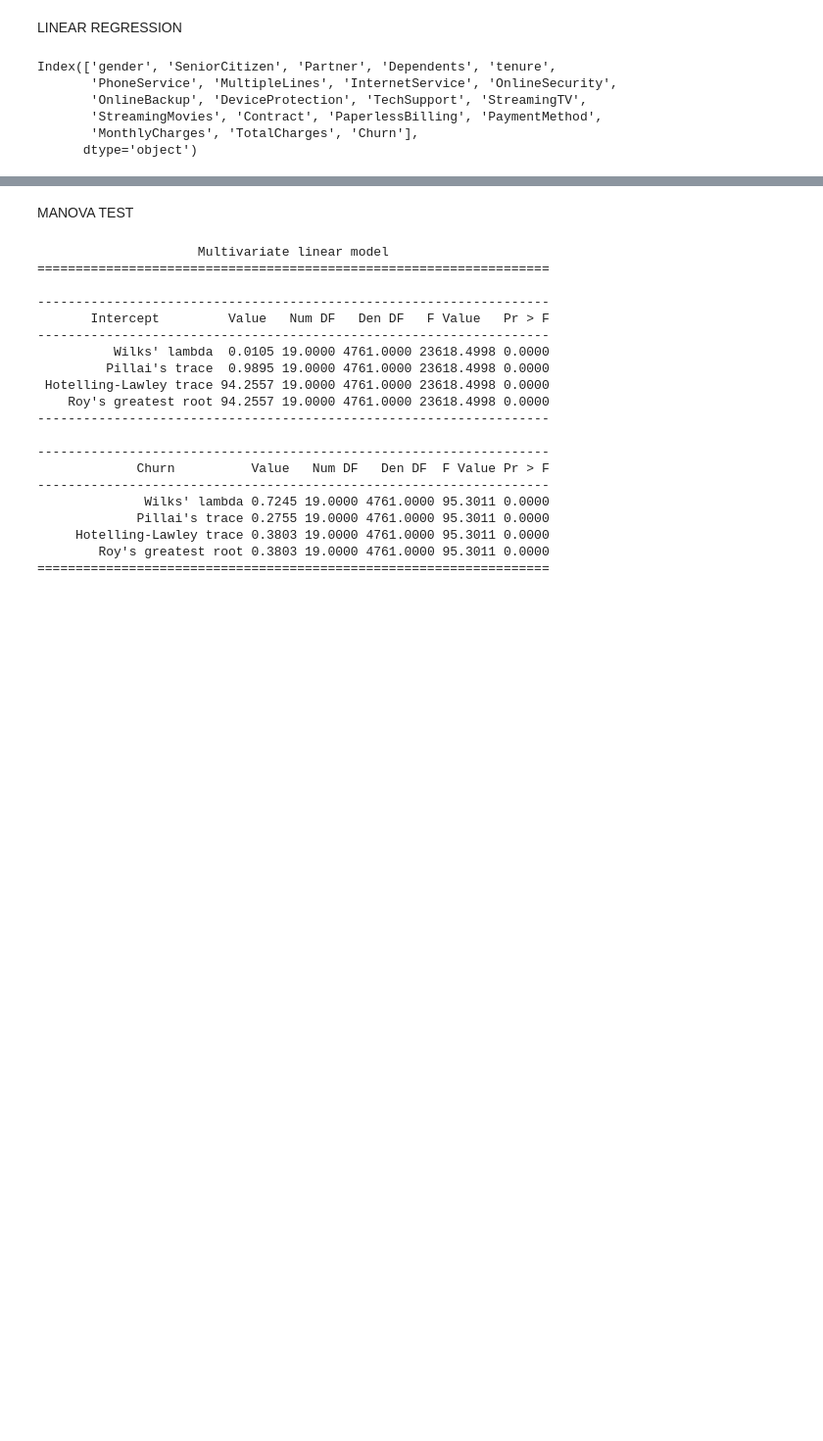
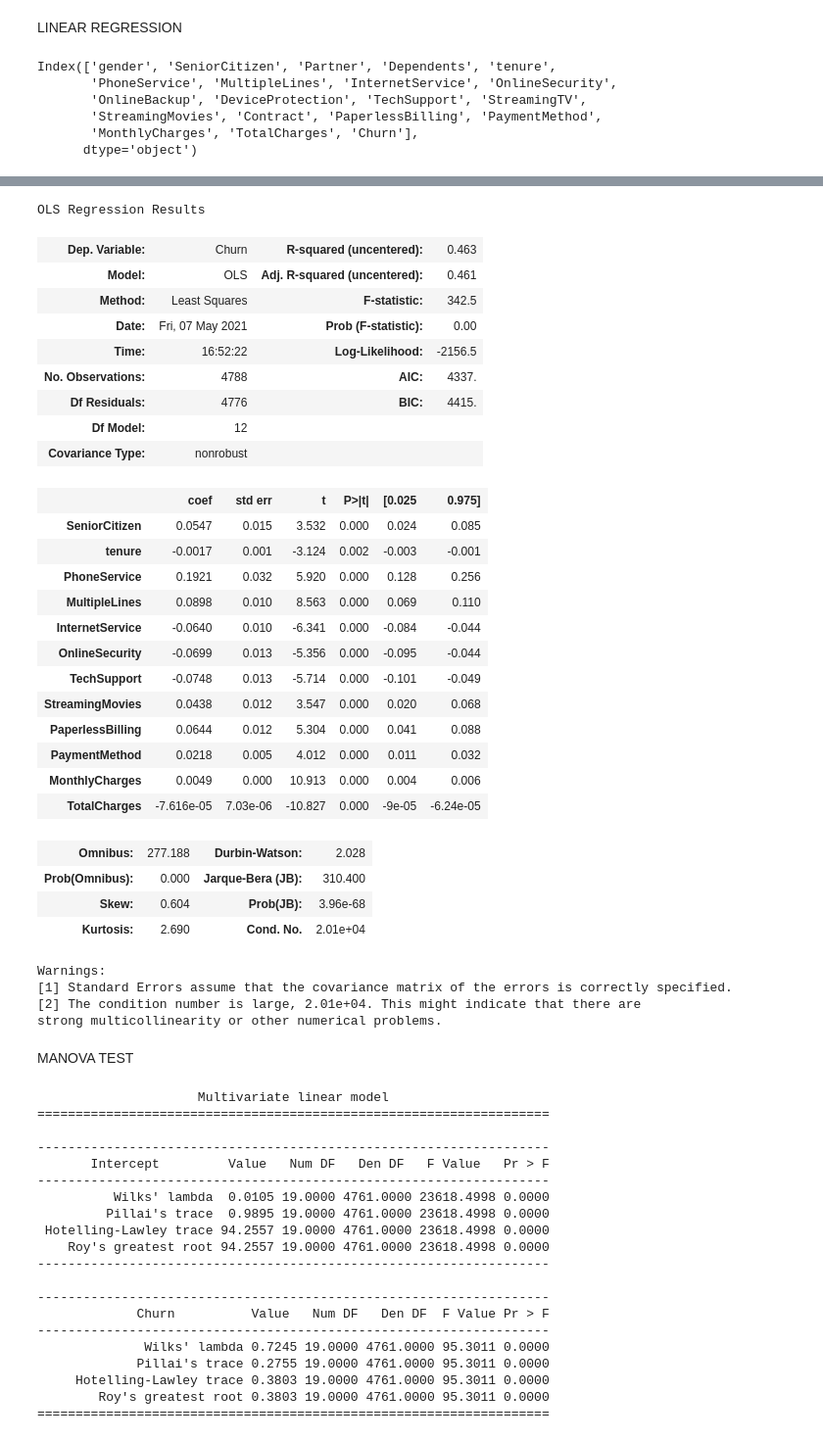
Before and after one commit to alessandropontini/DS_LAB_ECONOMICS_FOR_DS, a Jupyter notebook: main.ipynb, the cells around one changed output, grey strips where cells are left out. Shown at 98% size. Cells and saved outputs as stored; diff of their text form; code cells hidden in the pictures; blank space fills up the shorter version.

```diff
--- a/main.ipynb
+++ b/main.ipynb
@@ -161,3 +208,44 @@ strong multicollinearity or other numerical problems.
+# %%
+X = train[['SeniorCitizen', 'tenure','PhoneService', 'MultipleLines', 'InternetService', 'OnlineSecurity', 'TechSupport',
+           'StreamingMovies', 'PaperlessBilling', 'PaymentMethod', 'MonthlyCharges', 'TotalCharges']]
+
+y = train['Churn']
+
+model3 = sm.OLS(y,X).fit()
+predictions = model3.predict(X)
+model3.summary()
+# %% [output]
+OLS Regression Results
+| Dep. Variable: | Churn | R-squared (uncentered): | 0.463 |
+| Model: | OLS | Adj. R-squared (uncentered): | 0.461 |
+| Method: | Least Squares | F-statistic: | 342.5 |
+| Date: | Fri, 07 May 2021 | Prob (F-statistic): | 0.00 |
+| Time: | 16:52:22 | Log-Likelihood: | -2156.5 |
+| No. Observations: | 4788 | AIC: | 4337. |
+| Df Residuals: | 4776 | BIC: | 4415. |
+| Df Model: | 12 |  |  |
+| Covariance Type: | nonrobust |  |  |
+|  | coef | std err | t | P>|t| | [0.025 | 0.975] |
+| SeniorCitizen | 0.0547 | 0.015 | 3.532 | 0.000 | 0.024 | 0.085 |
+| tenure | -0.0017 | 0.001 | -3.124 | 0.002 | -0.003 | -0.001 |
+| PhoneService | 0.1921 | 0.032 | 5.920 | 0.000 | 0.128 | 0.256 |
+| MultipleLines | 0.0898 | 0.010 | 8.563 | 0.000 | 0.069 | 0.110 |
+| InternetService | -0.0640 | 0.010 | -6.341 | 0.000 | -0.084 | -0.044 |
+| OnlineSecurity | -0.0699 | 0.013 | -5.356 | 0.000 | -0.095 | -0.044 |
+| TechSupport | -0.0748 | 0.013 | -5.714 | 0.000 | -0.101 | -0.049 |
+| StreamingMovies | 0.0438 | 0.012 | 3.547 | 0.000 | 0.020 | 0.068 |
+| PaperlessBilling | 0.0644 | 0.012 | 5.304 | 0.000 | 0.041 | 0.088 |
+| PaymentMethod | 0.0218 | 0.005 | 4.012 | 0.000 | 0.011 | 0.032 |
+| MonthlyCharges | 0.0049 | 0.000 | 10.913 | 0.000 | 0.004 | 0.006 |
+| TotalCharges | -7.616e-05 | 7.03e-06 | -10.827 | 0.000 | -9e-05 | -6.24e-05 |
+| Omnibus: | 277.188 | Durbin-Watson: | 2.028 |
+| Prob(Omnibus): | 0.000 | Jarque-Bera (JB): | 310.400 |
+| Skew: | 0.604 | Prob(JB): | 3.96e-68 |
+| Kurtosis: | 2.690 | Cond. No. | 2.01e+04 |
+Warnings:
+[1] Standard Errors assume that the covariance matrix of the errors is correctly specified.
+[2] The condition number is large, 2.01e+04. This might indicate that there are
+strong multicollinearity or other numerical problems.
 # %% [markdown]
 MANOVA TEST
 # %%
```
Also changed, not shown: parts of 4 cells of this notebook.
